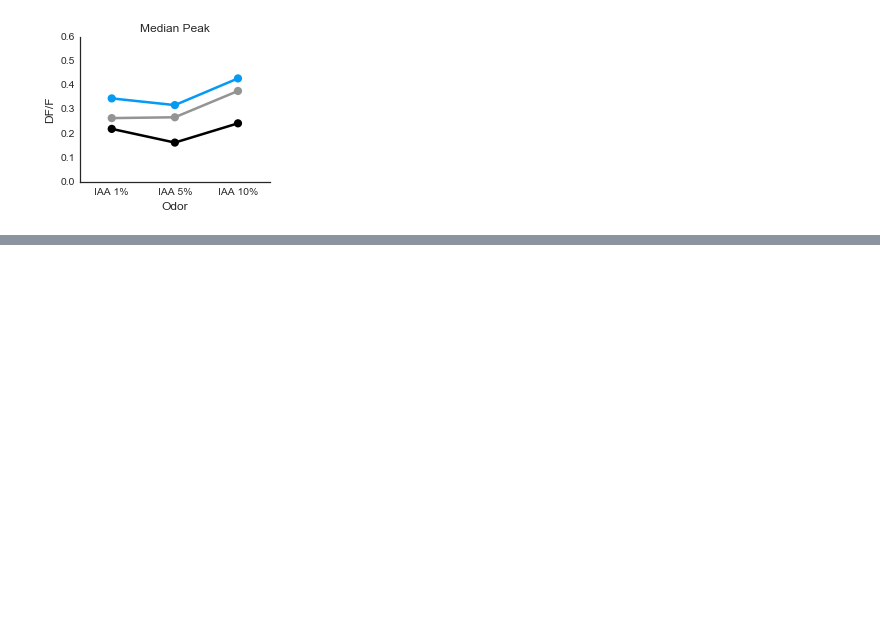
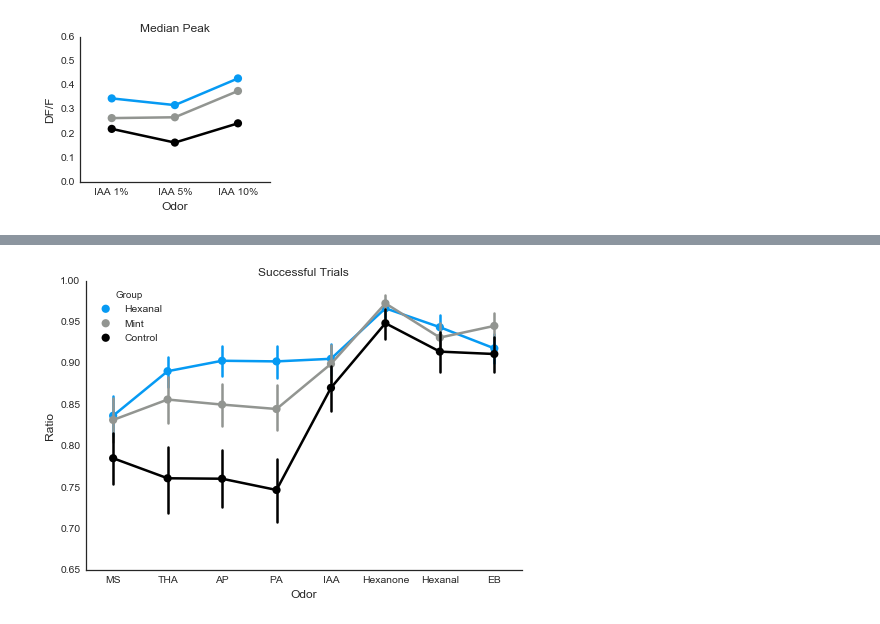
Before and after one commit to liu-annie/CaI, a Jupyter notebook: Paper_Figures.ipynb, the cells around one changed output, grey strips where cells are left out. Cells and saved outputs as stored; diff of their text form; code cells hidden in the pictures; blank space fills up the shorter version.

```diff
--- a/Paper_Figures.ipynb
+++ b/Paper_Figures.ipynb
@@ -350,0 +485,9 @@ plt.savefig("C:\Users\Annie\Desktop\Plasticity\Figures\\Median\\Median_IAA.pdf")
+# %%
+melt_success=pd.melt(success,('Mouse','Group'),var_name='Odor')
+melt_peak=pd.melt(peak,('Mouse','Group'),var_name='Odor')
+z='C:\Users\Annie\Documents\Data\Ca_Imaging\GoodFiles\\fullpeak_WL.csv'
+peak=pd.read_csv(z)
+s='C:\Users\Annie\Documents\Data\Ca_Imaging\GoodFiles\\fullsuccess_WI.csv'
+success=pd.read_csv(s)
+rdf=pd.concat([melt_peak[['Mouse','Group','Odor','value']],melt_success['value']],axis=1)
+rdf.columns=['Mouse','Group','Odor','Peak','Success']
@@ -350,0 +503,13 @@ plt.savefig("C:\Users\Annie\Desktop\Plasticity\Figures\\Median\\Median_IAA.pdf")
+# %%
+smalldf=pd.DataFrame([])
+xdf=pd.DataFrame([])
+for x in rdf.Mouse.unique():
+    for y in rdf.Odor.unique():
+        b=rdf[(rdf.Mouse==x)&(rdf.Odor==y)].Peak.values[0]
+        if b>0:
+            c=rdf[(rdf.Mouse==x)&(rdf.Odor==y)]
+            smalldf=smalldf.append(c,ignore_index=True)
+        else:
+            a=rdf[(rdf.Mouse==x)&(rdf.Odor==y)]
+            xdf=xdf.append(a,ignore_index=True)
+xdf=xdf.dropna()
@@ -350,0 +565,18 @@ plt.savefig("C:\Users\Annie\Desktop\Plasticity\Figures\\Median\\Median_IAA.pdf")
+# %%
+groupcolors={'Control':sns.xkcd_rgb["black"],'Mint':sns.xkcd_rgb["grey"],'Hexanal':sns.xkcd_rgb["azure"]};
+# %%
+# 1%
+sns.set(style="white", palette="muted", color_codes=True);
+sns.set_context("paper", font_scale=1.3);
+plt.figure(figsize=(7,5));
+ax=sns.pointplot(x='Odor',y='Success',hue='Group',palette=groupcolors,data=one_r)
+# ax.legend_.remove()
+sns.despine()
+plt.ylabel('Ratio', fontsize=12);
+plt.title('Successful Trials', fontsize=12);
+plt.xlabel('Odor', fontsize=12);
+# plt.ylim(-0.2,0.6)
+plt.tight_layout();
+plt.savefig("C:\Users\Annie\Desktop\Plasticity\Figures\\Excitatory\\Successes_One.pdf")
+# %% [output]
+[figure, added]
```
Also changed, not shown: parts of 20 cells of this notebook, 2 other files.
